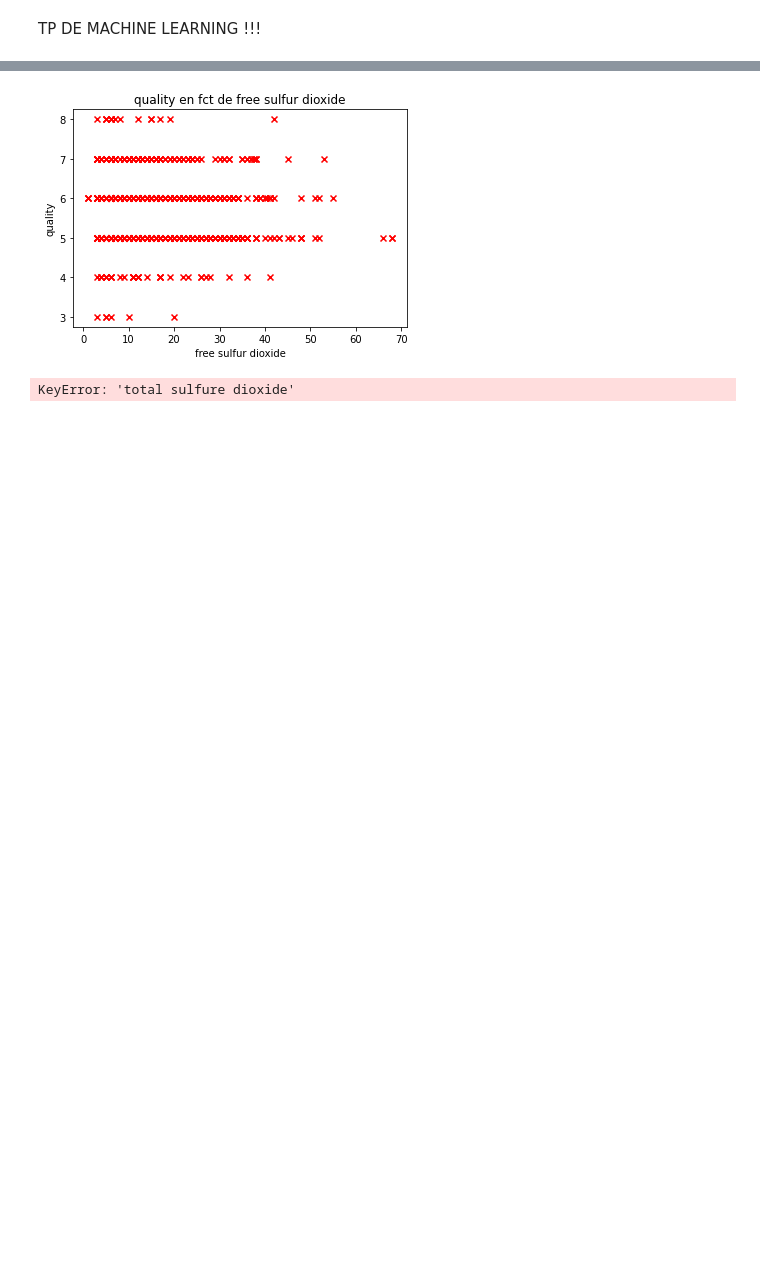
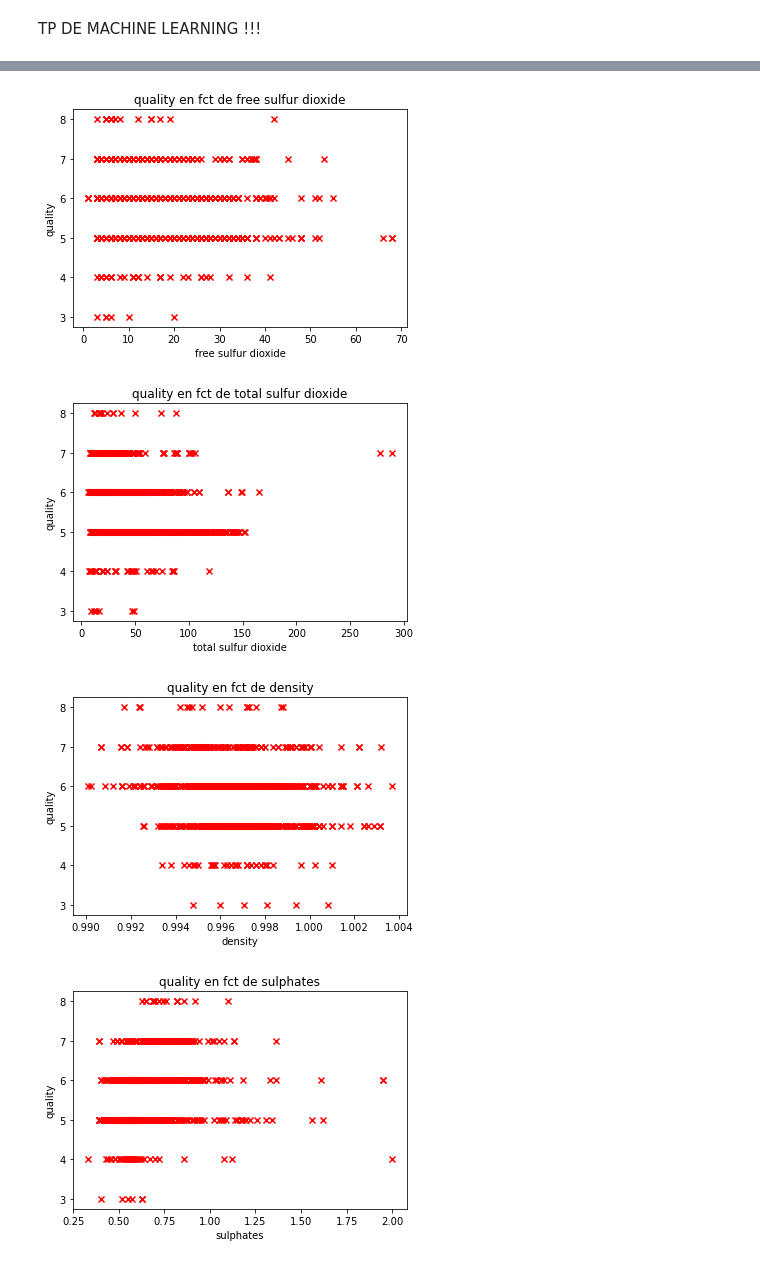
Before and after one commit to HenriS67/wineQualityPrediction, a Jupyter notebook: TPML.ipynb, the cells around one changed output, grey strips where cells are left out. Saved outputs shown, nothing was run; the diff lists cells and outputs as text; code cells hidden in the pictures; blank space fills up the shorter version.

```diff
--- a/TPML.ipynb
+++ b/TPML.ipynb
@@ -82,13 +82,13 @@ plt.xlabel('free sulfur dioxide')
 plt.show()
 
 # Plot the data points
-plt.scatter(df['total sulfure dioxide'], df['quality'], marker='x', c='r')
+plt.scatter(df['total sulfur dioxide'], df['quality'], marker='x', c='r')
 # Set the title
-plt.title("quality en fct de total sulfure dioxide")
+plt.title("quality en fct de total sulfur dioxide")
 # Set the y-axis label
 plt.ylabel('quality')
 # Set the x-axis label
-plt.xlabel('total sulfure dioxide')
+plt.xlabel('total sulfur dioxide')
 plt.show()
 
 # Plot the data points
@@ -118,31 +118,33 @@ plt.title("quality en fct de alcohol")
 # Set the y-axis label
 plt.ylabel('quality')
 # Set the x-axis label
 plt.xlabel('alcohol')
 plt.show()
 # %% [output]
       fixed acidity  volatile acidity  citric acid  residual sugar  chlorides  \
 0               7.4             0.700         0.00             1.9      0.076
 1               7.8             0.880         0.00             2.6      0.098
 2               7.8             0.760         0.04             2.3      0.092
 3              11.2             0.280         0.56             1.9      0.075
 4               7.4             0.700         0.00             1.9      0.076
 ...             ...               ...          ...             ...        ...
 1138            6.3             0.510         0.13             2.3      0.076
 1139            6.8             0.620         0.08             1.9      0.068
 1140            6.2             0.600         0.08             2.0      0.090
 1141            5.9             0.550         0.10             2.2      0.062
 1142            5.9             0.645         0.12             2.0      0.075
 ... (36 lines left out)
 1140    32.0
 1141    39.0
 1142    32.0
 Name: free sulfur dioxide, Length: 1143, dtype: float64
 [figure]
 [figure]
 [figure]
 [figure]
 [figure]
 [figure]
 [figure]
-KeyError: 'total sulfure dioxide'
+[figure, added]
+[figure, added]
+[figure, added]
```
Also changed, not shown: parts of 2 cells of this notebook.
